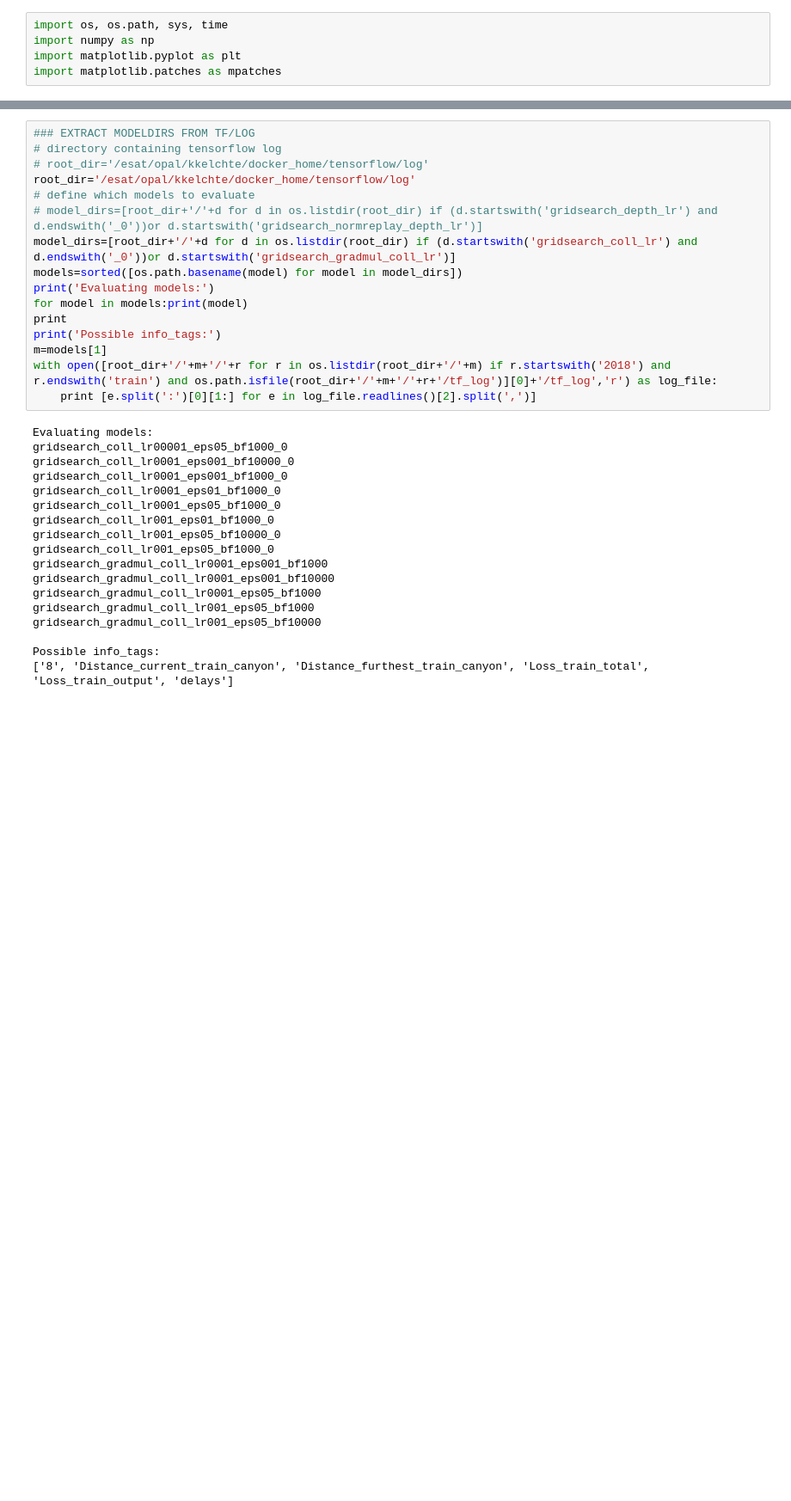
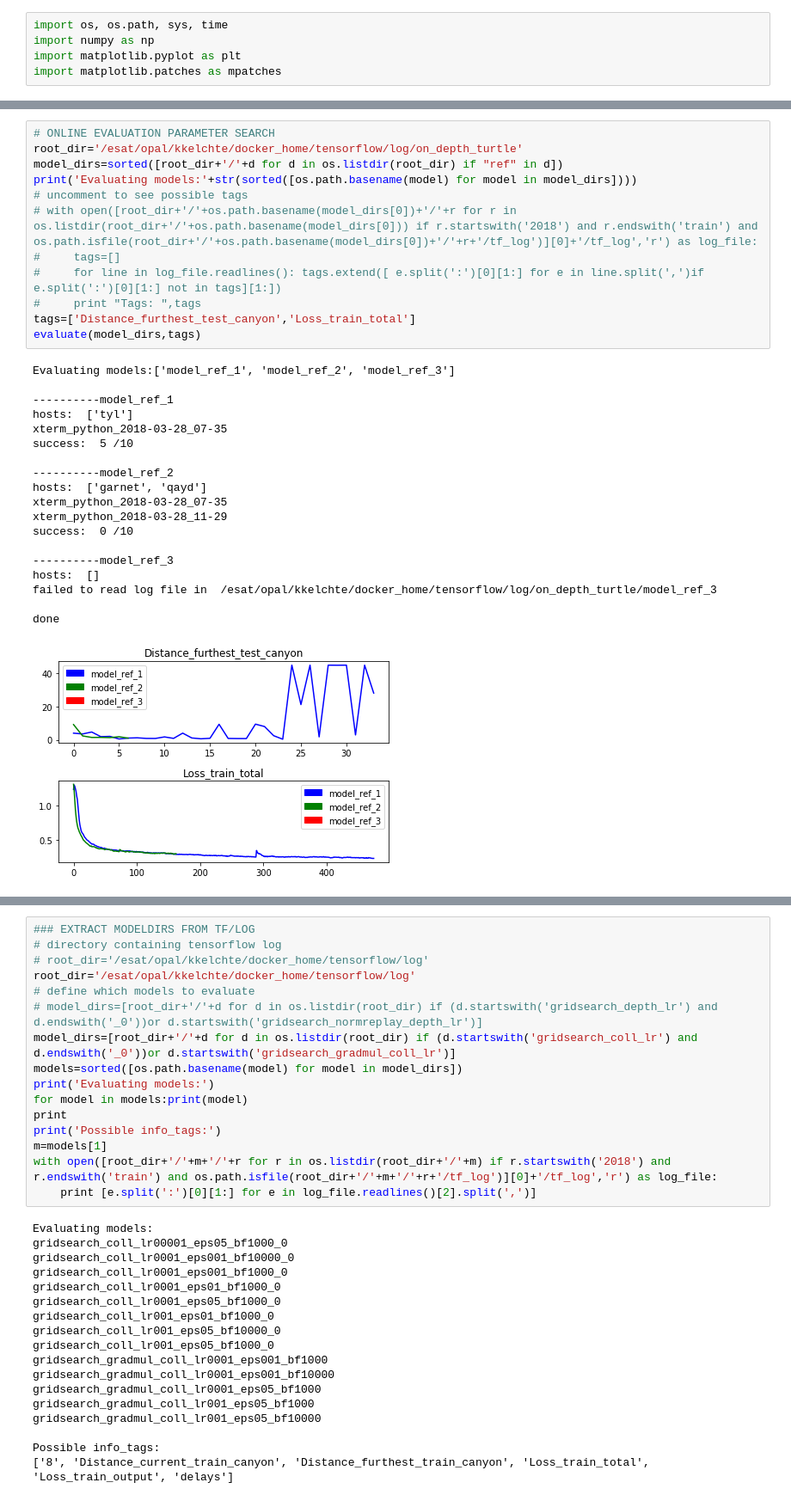
Before and after one commit to kkelchte/pilot, a Jupyter notebook: scripts/evaluate_q_learning_in_simulation.ipynb, the cells around one changed output, grey strips where cells are left out. Shown at 86% size. Saved outputs shown, nothing was run; the diff lists cells and outputs as text; blank space fills up the shorter version.

```diff
--- a/scripts/evaluate_q_learning_in_simulation.ipynb
+++ b/scripts/evaluate_q_learning_in_simulation.ipynb
@@ -5,0 +56,32 @@ import matplotlib.patches as mpatches
+# %%
+# ONLINE EVALUATION PARAMETER SEARCH
+root_dir='/esat/opal/kkelchte/docker_home/tensorflow/log/on_depth_turtle'
+model_dirs=sorted([root_dir+'/'+d for d in os.listdir(root_dir) if "ref" in d])
+print('Evaluating models:'+str(sorted([os.path.basename(model) for model in model_dirs])))
+# uncomment to see possible tags
+# with open([root_dir+'/'+os.path.basename(model_dirs[0])+'/'+r for r in os.listdir(root_dir+'/'+os.path.basename(model_dirs[0])) if r.startswith('2018') and r.endswith('train') and os.path.isfile(root_dir+'/'+os.path.basename(model_dirs[0])+'/'+r+'/tf_log')][0]+'/tf_log','r') as log_file:
+#     tags=[]
+#     for line in log_file.readlines(): tags.extend([ e.split(':')[0][1:] for e in line.split(',')if e.split(':')[0][1:] not in tags][1:])
+#     print "Tags: ",tags
+tags=['Distance_furthest_test_canyon','Loss_train_total']
+evaluate(model_dirs,tags)
+# %% [output]
+Evaluating models:['model_ref_1', 'model_ref_2', 'model_ref_3']
+
+----------model_ref_1
+hosts:  ['tyl']
+xterm_python_2018-03-28_07-35
+success:  5 /10
+
+----------model_ref_2
+hosts:  ['garnet', 'qayd']
+xterm_python_2018-03-28_07-35
+xterm_python_2018-03-28_11-29
+success:  0 /10
+
+----------model_ref_3
+hosts:  []
+failed to read log file in  /esat/opal/kkelchte/docker_home/tensorflow/log/on_depth_turtle/model_ref_3
+
+done
+[figure, added]
```
Also changed, not shown: parts of 2 cells of this notebook, 4 other files.
